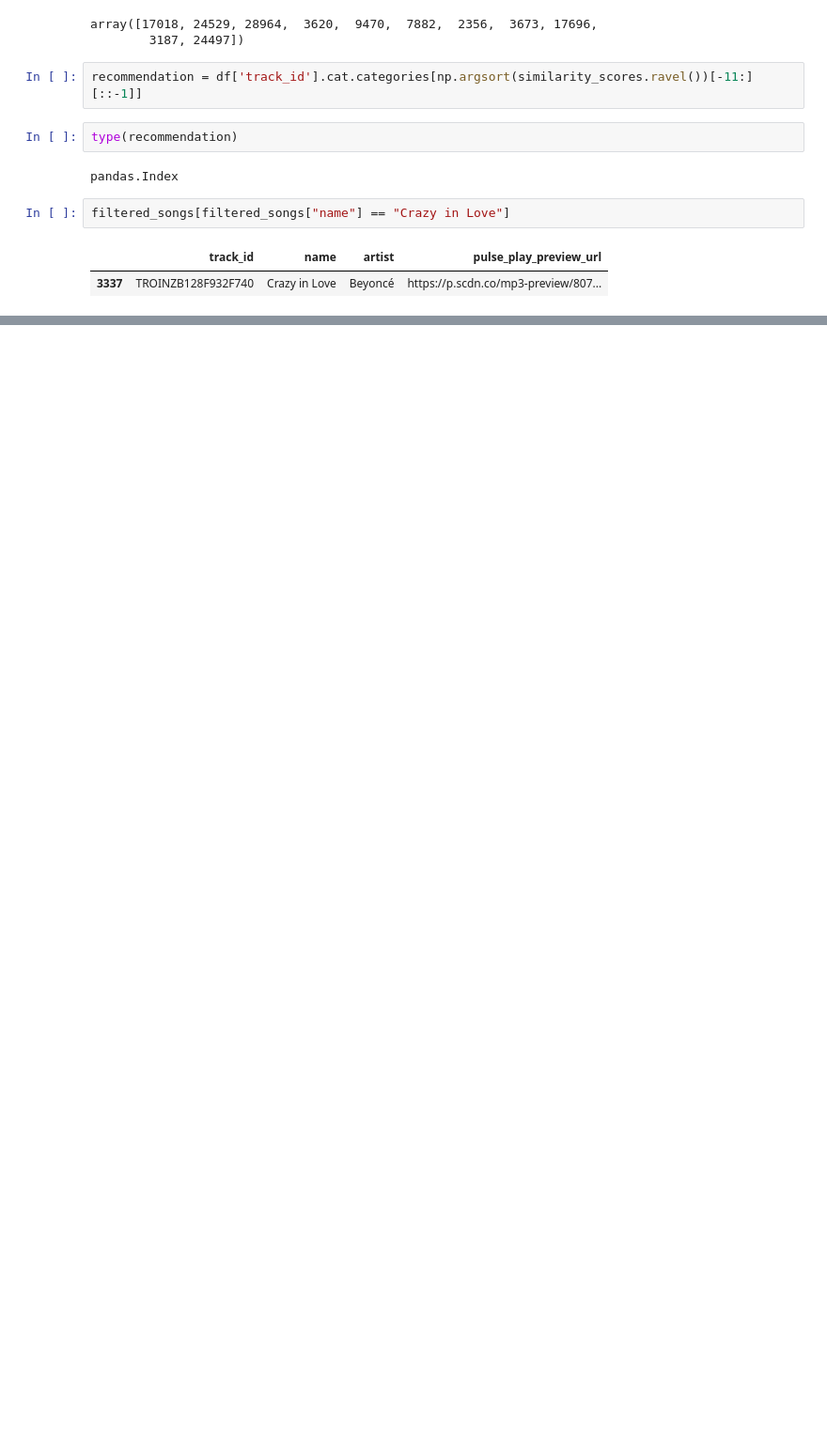
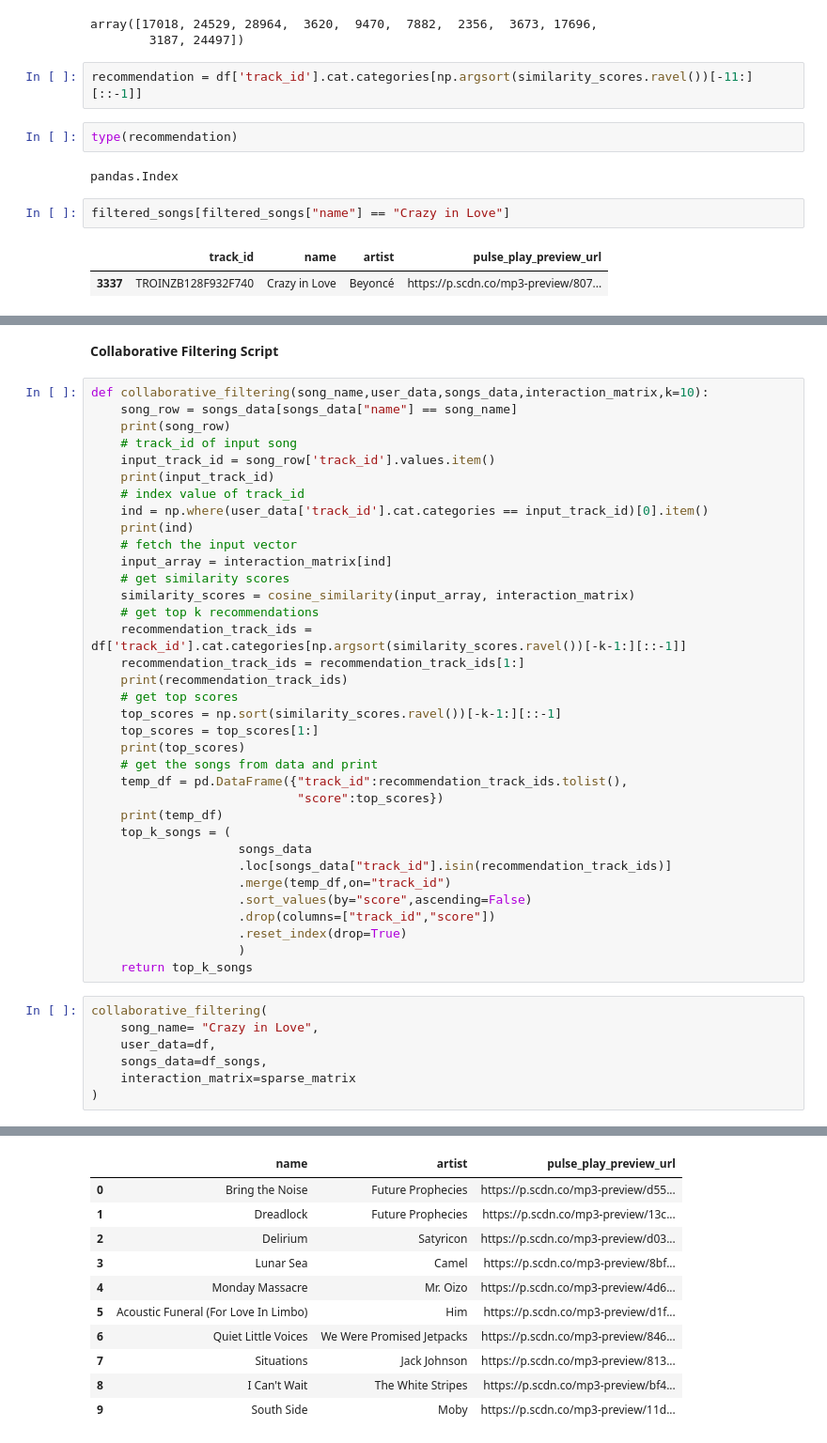
Before and after one commit to AvanindraBose/PulsePlay-Hybrid-Music-Recommendation-System, a Jupyter notebook: notebooks/Collaborative-Filtering.ipynb, the cells around one changed output, grey strips where cells are left out. Shown at 94% size. Saved outputs shown, nothing was run; the diff lists cells and outputs as text; blank space fills up the shorter version.

Commit message:
Added Script for Collaborative Filtering

```diff
--- a/notebooks/Collaborative-Filtering.ipynb
+++ b/notebooks/Collaborative-Filtering.ipynb
@@ -366,3 +366,48 @@ filtered_songs[filtered_songs['track_id'].isin(recommendation)]
 | 26611 | TRYLWIW12903CA438D | Dreadlock | Future Prophecies | https://p.scdn.co/mp3-preview/13c... |
 | 26701 | TRURCEI12903CA4395 | Bring the Noise | Future Prophecies | https://p.scdn.co/mp3-preview/d55... |
 | 27774 | TRHRNEE12903CFDBD4 | Lunar Sea | Camel | https://p.scdn.co/mp3-preview/8bf... |
+# %% [markdown]
+__Collaborative Filtering Script__
+# %%
+def collaborative_filtering(song_name,user_data,songs_data,interaction_matrix,k=10):
+    song_row = songs_data[songs_data["name"] == song_name]
+    print(song_row)
+    # track_id of input song
+    input_track_id = song_row['track_id'].values.item()
+    print(input_track_id)
+    # index value of track_id
+    ind = np.where(user_data['track_id'].cat.categories == input_track_id)[0].item()
+    print(ind)
+    # fetch the input vector
+    input_array = interaction_matrix[ind]
+    # get similarity scores
+    similarity_scores = cosine_similarity(input_array, interaction_matrix)
+    # get top k recommendations
+    recommendation_track_ids = df['track_id'].cat.categories[np.argsort(similarity_scores.ravel())[-k-1:][::-1]]
+    recommendation_track_ids = recommendation_track_ids[1:]
+    print(recommendation_track_ids)
+    # get top scores
+    top_scores = np.sort(similarity_scores.ravel())[-k-1:][::-1]
+    top_scores = top_scores[1:]
+    print(top_scores)
+    # get the songs from data and print
+    temp_df = pd.DataFrame({"track_id":recommendation_track_ids.tolist(),
+                            "score":top_scores})
+    print(temp_df)
+    top_k_songs = (
+                    songs_data
+                    .loc[songs_data["track_id"].isin(recommendation_track_ids)]
+                    .merge(temp_df,on="track_id")
+                    .sort_values(by="score",ascending=False)
+                    .drop(columns=["track_id","score"])
+                    .reset_index(drop=True)
+                    )
+    return top_k_songs
+# %%
+collaborative_filtering(
+    song_name= "Crazy in Love",
+    user_data=df,
+    songs_data=df_songs,
+    interaction_matrix=sparse_matrix
+)
+# %% [output]
@@ -368,0 +431,11 @@ filtered_songs[filtered_songs['track_id'].isin(recommendation)]
+|  | name | artist | pulse_play_preview_url |
+| 0 | Bring the Noise | Future Prophecies | https://p.scdn.co/mp3-preview/d55... |
+| 1 | Dreadlock | Future Prophecies | https://p.scdn.co/mp3-preview/13c... |
+| 2 | Delirium | Satyricon | https://p.scdn.co/mp3-preview/d03... |
+| 3 | Lunar Sea | Camel | https://p.scdn.co/mp3-preview/8bf... |
+| 4 | Monday Massacre | Mr. Oizo | https://p.scdn.co/mp3-preview/4d6... |
+| 5 | Acoustic Funeral (For Love In Limbo) | Him | https://p.scdn.co/mp3-preview/d1f... |
+| 6 | Quiet Little Voices | We Were Promised Jetpacks | https://p.scdn.co/mp3-preview/846... |
+| 7 | Situations | Jack Johnson | https://p.scdn.co/mp3-preview/813... |
+| 8 | I Can't Wait | The White Stripes | https://p.scdn.co/mp3-preview/bf4... |
+| 9 | South Side | Moby | https://p.scdn.co/mp3-preview/11d... |
```
Also changed, not shown: parts of 1 cell of this notebook.
